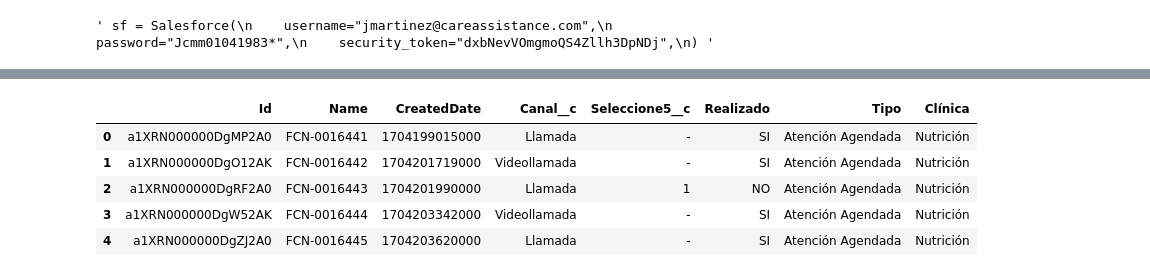
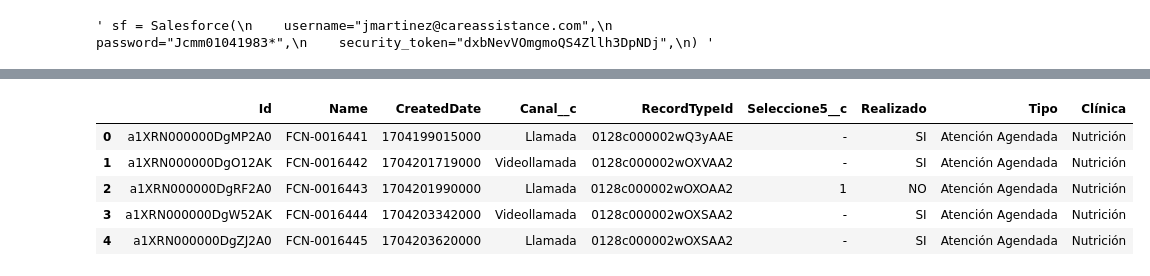
Before and after one commit to juanca-martinez/basefinal, a Jupyter notebook: modeloNuevo/deporte_JK.ipynb, the cells around one changed output, grey strips where cells are left out. Saved outputs shown, nothing was run; the diff lists cells and outputs as text; code cells hidden in the pictures.

```diff
--- a/modeloNuevo/deporte_JK.ipynb
+++ b/modeloNuevo/deporte_JK.ipynb
@@ -83,7 +100,54 @@ df_deportes.head()
+# %%
+#Clínica Nutrición
+query_nutricion = "SELECT Id,Name,CreatedDate,Canal__c, RecordTypeId,Seleccione5__c from Ficha_Clinica_Nutrici_n__c WHERE CALENDAR_YEAR(CreatedDate ) >= 2024 ORDER BY CreatedDate"
+df_nutricion = sf.smart_query(query_nutricion)
+df_nutricion["Seleccione5__c"] = (
+    df_nutricion["Seleccione5__c"].astype(str).replace("No Contesta", "1")
+)
+df_nutricion["Realizado"] = np.where(
+    (df_nutricion["Seleccione5__c"] != "1"), "SI", "NO"
+)
+df_nutricion["Realizado"] = np.where((df_nutricion["RecordTypeId"] == "0128c000002wQ2gAAE"),"NO",df_nutricion["Realizado"])
+df_nutricion["Realizado"] = np.where((df_nutricion["RecordTypeId"] == "0128c000002wQ2gAAE"),"NO",df_nutricion["Realizado"])
+df_nutricion["Realizado"] = np.where((df_nutricion["RecordTypeId"] == "0128c000002wOXWAA2"),"NO",df_nutricion["Realizado"])
+
+condlist = [
+    df_nutricion["Canal__c"] == "Chatter",
+    df_nutricion["Canal__c"] == "Llamada",
+    df_nutricion["Canal__c"] == "Videollamada",
+    df_nutricion["Canal__c"] == "Correo electrónico",
+]
+choicelist = [
+    "Derivación",
+    "Atención Agendada",
+    "Atención Agendada",
+    "Complemento a la atención",
+]
+df_nutricion["Tipo"] = np.select(condlist, choicelist)
+df_nutricion["Clínica"] = "Nutrición"
+
+
+df_nutricion.head()
+# %% [output]
+|  | Id | Name | CreatedDate | Canal__c | RecordTypeId | Seleccione5__c | Realizado | Tipo | Clínica |
+| 0 | a1XRN000000DgMP2A0 | FCN-0016441 | 1704199015000 | Llamada | 0128c000002wQ3yAAE | - | SI | Atención Agendada | Nutrición |
+| 1 | a1XRN000000DgO12AK | FCN-0016442 | 1704201719000 | Videollamada | 0128c000002wOXVAA2 | - | SI | Atención Agendada | Nutrición |
+| 2 | a1XRN000000DgRF2A0 | FCN-0016443 | 1704201990000 | Llamada | 0128c000002wOXOAA2 | 1 | NO | Atención Agendada | Nutrición |
+| 3 | a1XRN000000DgW52AK | FCN-0016444 | 1704203342000 | Videollamada | 0128c000002wOXSAA2 | - | SI | Atención Agendada | Nutrición |
+| 4 | a1XRN000000DgZJ2A0 | FCN-0016445 | 1704203620000 | Llamada | 0128c000002wOXSAA2 | - | SI | Atención Agendada | Nutrición |
 # %%
-#Clínica Nutrición
-query_nutricion = "SELECT Id,Name,CreatedDate,Canal__c, recordTypeId,Seleccione5__c from Ficha_Clinica_Nutrici_n__c WHERE CALENDAR_YEAR(CreatedDate ) >= 2024 ORDER BY CreatedDate"
-df_nutricion = sf.smart_query(query_nutricion)
+query_psicologia = "SELECT Id,Name,CreatedDate,Canal__c, recordTypeId,Seleccione5__c from Ficha_Clinica_Nutrici_n__c WHERE CALENDAR_YEAR(CreatedDate ) >= 2024 ORDER BY CreatedDate"
+df_psicologia = sf.smart_query(query_psicologia)
+
+df_psicologia["Realizado"] = np.where(
+    (df_psicologia["recordTypeId"] != "1")
+    | (df_psicologia["recordTypeId"] != "1")
+    | (df_psicologia["recordTypeId"] != "1"),
+    "SI",
+    "NO",
+)
+
+
 df_nutricion["Seleccione5__c"] = (
     df_nutricion["Seleccione5__c"].astype(str).replace("No Contesta", "1")
 )
@@ -107,10 +171,3 @@ df_nutricion["Clínica"] = "Nutrición"
 
 
 df_nutricion.head()
-# %% [output]
-|  | Id | Name | CreatedDate | Canal__c | Seleccione5__c | Realizado | Tipo | Clínica |
-| 0 | a1XRN000000DgMP2A0 | FCN-0016441 | 1704199015000 | Llamada | - | SI | Atención Agendada | Nutrición |
-| 1 | a1XRN000000DgO12AK | FCN-0016442 | 1704201719000 | Videollamada | - | SI | Atención Agendada | Nutrición |
-| 2 | a1XRN000000DgRF2A0 | FCN-0016443 | 1704201990000 | Llamada | 1 | NO | Atención Agendada | Nutrición |
-| 3 | a1XRN000000DgW52AK | FCN-0016444 | 1704203342000 | Videollamada | - | SI | Atención Agendada | Nutrición |
-| 4 | a1XRN000000DgZJ2A0 | FCN-0016445 | 1704203620000 | Llamada | - | SI | Atención Agendada | Nutrición |
```
Also changed, not shown: parts of 4 cells of this notebook.
